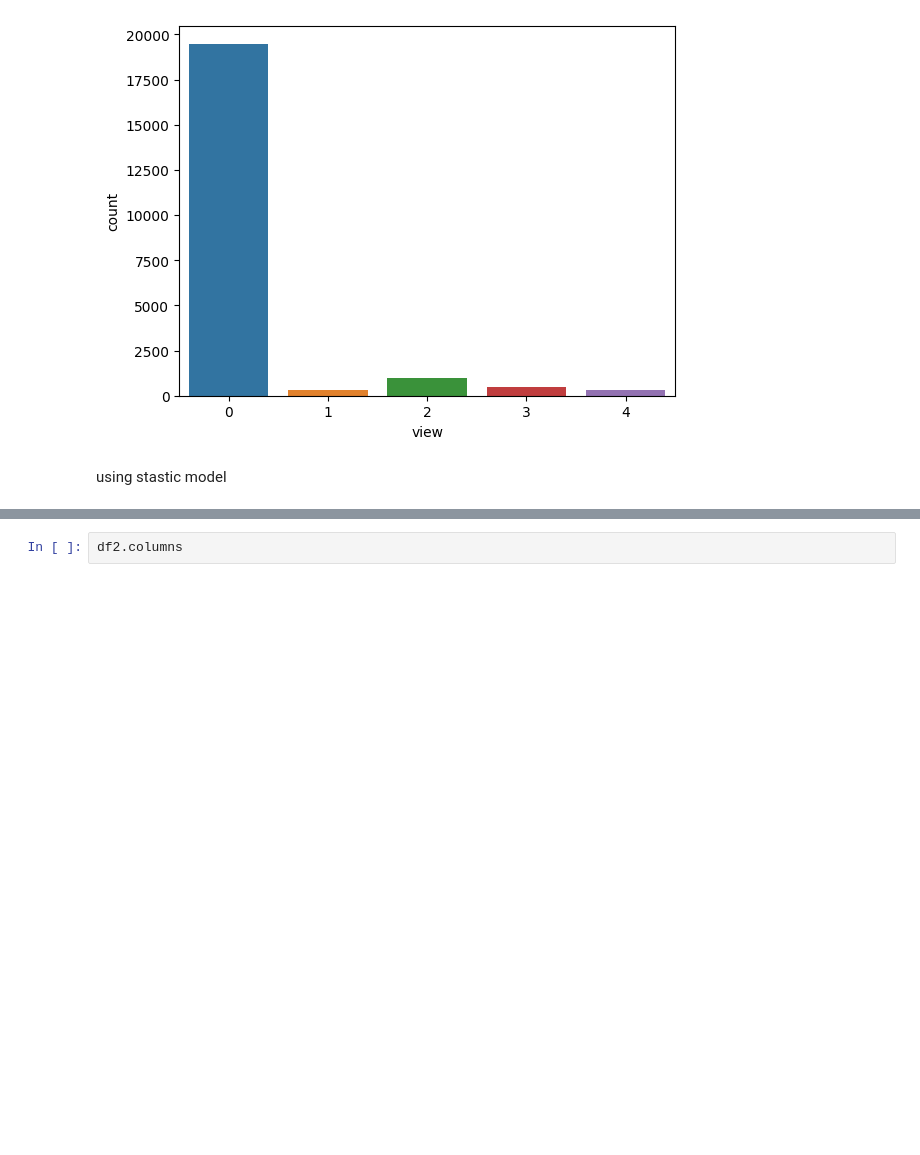
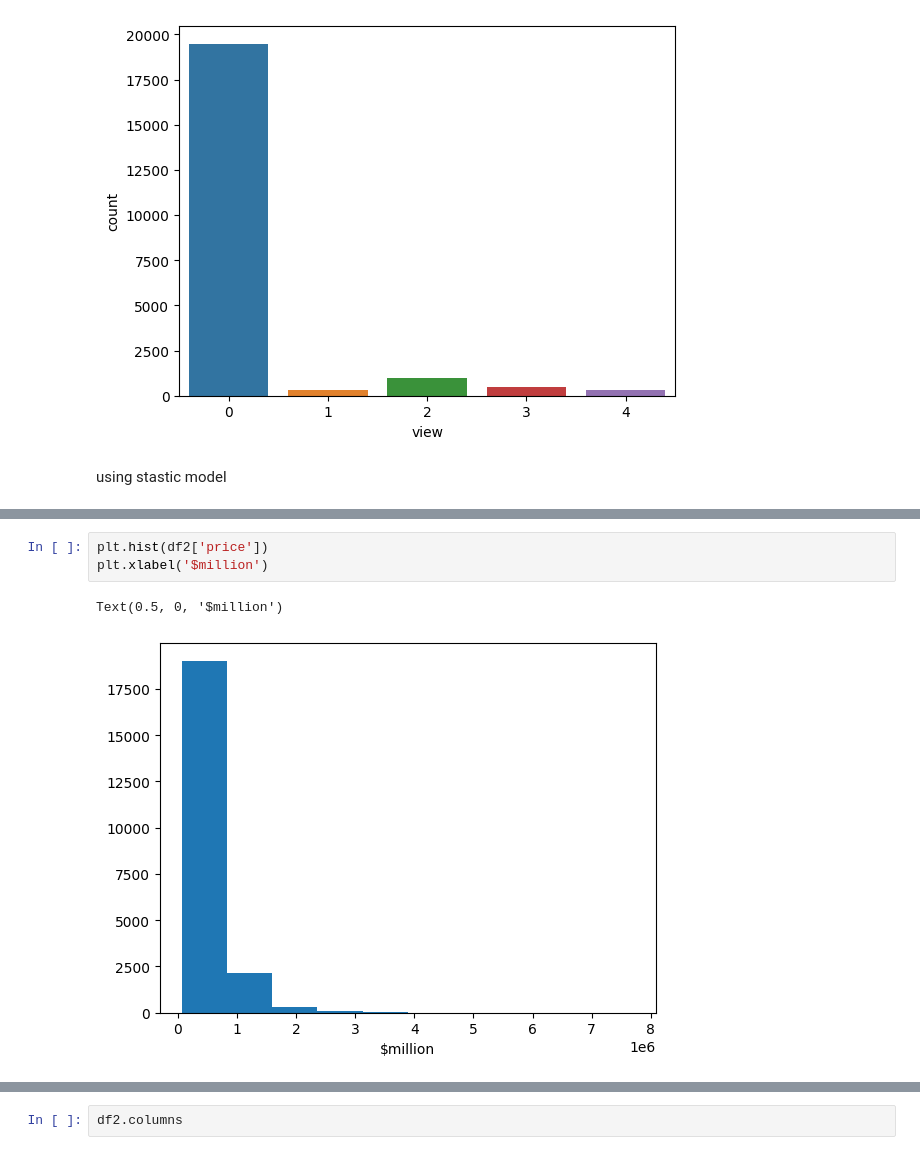
Before and after one commit to annwanginnt/data_scirence, a Jupyter notebook: assignment_3.ipynb, the cells around one changed output, grey strips where cells are left out. Saved outputs shown, nothing was run; the diff lists cells and outputs as text; blank space fills up the shorter version.

```diff
--- a/assignment_3.ipynb
+++ b/assignment_3.ipynb
@@ -164,0 +238,6 @@ using stastic model
+# %%
+plt.hist(df2['price'])
+plt.xlabel('$million')
+# %% [output]
+Text(0.5, 0, '$million')
+[figure, added]
```
Also changed, not shown: parts of 25 cells of this notebook.
